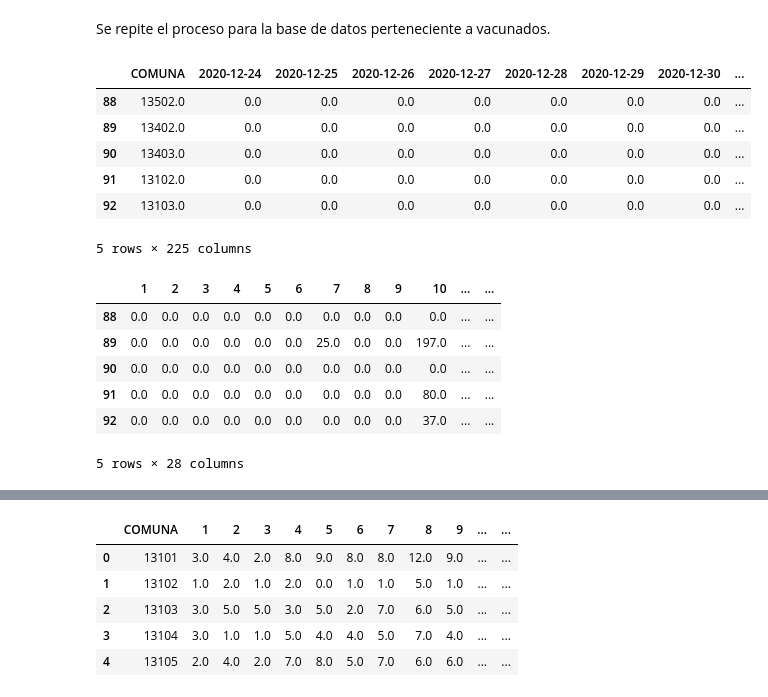
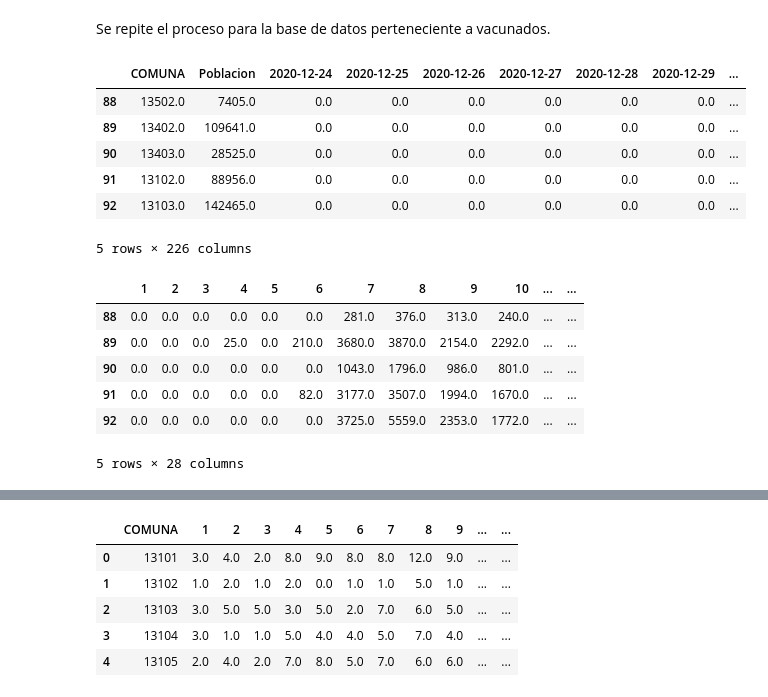
Before and after one commit to Seba-Duran/Tareas, a Jupyter notebook: Tarea3.ipynb, the cells around one changed output, grey strips where cells are left out. Cells and saved outputs as stored; diff of their text form; code cells hidden in the pictures.

```diff
--- a/Tarea3.ipynb
+++ b/Tarea3.ipynb
@@ -12,7 +12,7 @@ import statsmodels.api as sm
 import numpy as np
 # %%
 hdi = pd.read_csv('https://raw.githubusercontent.com/leoferres/gitiele356b/main/data/hdi.csv')
-vac = pd.read_csv('https://raw.githubusercontent.com/MinCiencia/Datos-COVID19/master/output/producto80/vacunacion_comuna_2daDosis.csv')
+vac = pd.read_csv('https://raw.githubusercontent.com/MinCiencia/Datos-COVID19/master/output/producto80/vacunacion_comuna_1eraDosis.csv')
 falle = pd.read_csv('https://raw.githubusercontent.com/MinCiencia/Datos-COVID19/master/output/producto84/fallecidos_comuna_edad_totales.csv')
 # %% [markdown]
 # Pre-proceso y limpieza de datos
@@ -201,5 +211,6 @@ falle_sem.head()
 # %%
-vac_sem = vac2.iloc[:, 5:-4]
+vac_sem = vac2.iloc[:, 5:-6]
 vac_sem.insert(0, "COMUNA", vac2['Codigo comuna'], True)
+vac_sem.insert(1, "Poblacion", vac2['Poblacion'], True)
 vac_sem.head()
 # %% [output]
@@ -337,39 +346,39 @@ fallecidos.head()
 Se repite el proceso para la base de datos perteneciente a vacunados.
 # %%
 vac_sem_fin = vac_sem2.copy()
-inferior = 1
+inferior = 2
 semana = 1
 cuenta = 1
-for u in range(1,197):
+for u in range(2,198):
     if cuenta == 7:
         superior = u
         vac_sem_fin[str(semana)] = vac_sem_fin.iloc[:, inferior:superior].sum(axis = 1)
 
         inferior = superior + 1
         semana += 1
         cuenta = 0
 
     cuenta+=1
 
 vac_sem_fin.head()
 # %% [output]
-|  | COMUNA | 2020-12-24 | 2020-12-25 | 2020-12-26 | 2020-12-27 | 2020-12-28 | 2020-12-29 | 2020-12-30 | ... |
-| 88 | 13502.0 | 0.0 | 0.0 | 0.0 | 0.0 | 0.0 | 0.0 | 0.0 | ... |
-| 89 | 13402.0 | 0.0 | 0.0 | 0.0 | 0.0 | 0.0 | 0.0 | 0.0 | ... |
-| 90 | 13403.0 | 0.0 | 0.0 | 0.0 | 0.0 | 0.0 | 0.0 | 0.0 | ... |
-| 91 | 13102.0 | 0.0 | 0.0 | 0.0 | 0.0 | 0.0 | 0.0 | 0.0 | ... |
-| 92 | 13103.0 | 0.0 | 0.0 | 0.0 | 0.0 | 0.0 | 0.0 | 0.0 | ... |
+|  | COMUNA | Poblacion | 2020-12-24 | 2020-12-25 | 2020-12-26 | 2020-12-27 | 2020-12-28 | 2020-12-29 | ... |
+| 88 | 13502.0 | 7405.0 | 0.0 | 0.0 | 0.0 | 0.0 | 0.0 | 0.0 | ... |
+| 89 | 13402.0 | 109641.0 | 0.0 | 0.0 | 0.0 | 0.0 | 0.0 | 0.0 | ... |
+| 90 | 13403.0 | 28525.0 | 0.0 | 0.0 | 0.0 | 0.0 | 0.0 | 0.0 | ... |
+| 91 | 13102.0 | 88956.0 | 0.0 | 0.0 | 0.0 | 0.0 | 0.0 | 0.0 | ... |
+| 92 | 13103.0 | 142465.0 | 0.0 | 0.0 | 0.0 | 0.0 | 0.0 | 0.0 | ... |
-5 rows × 225 columns
+5 rows × 226 columns
 # %%
 vac_sem_fin2 = vac_sem_fin.iloc[:, -28:]
 vac_sem_fin2.head()
 # %% [output]
 |  | 1 | 2 | 3 | 4 | 5 | 6 | 7 | 8 | 9 | 10 | ... | ... |
-| 88 | 0.0 | 0.0 | 0.0 | 0.0 | 0.0 | 0.0 | 0.0 | 0.0 | 0.0 | 0.0 | ... | ... |
-| 89 | 0.0 | 0.0 | 0.0 | 0.0 | 0.0 | 0.0 | 25.0 | 0.0 | 0.0 | 197.0 | ... | ... |
-| 90 | 0.0 | 0.0 | 0.0 | 0.0 | 0.0 | 0.0 | 0.0 | 0.0 | 0.0 | 0.0 | ... | ... |
-| 91 | 0.0 | 0.0 | 0.0 | 0.0 | 0.0 | 0.0 | 0.0 | 0.0 | 0.0 | 80.0 | ... | ... |
-| 92 | 0.0 | 0.0 | 0.0 | 0.0 | 0.0 | 0.0 | 0.0 | 0.0 | 0.0 | 37.0 | ... | ... |
+| 88 | 0.0 | 0.0 | 0.0 | 0.0 | 0.0 | 0.0 | 281.0 | 376.0 | 313.0 | 240.0 | ... | ... |
+| 89 | 0.0 | 0.0 | 0.0 | 25.0 | 0.0 | 210.0 | 3680.0 | 3870.0 | 2154.0 | 2292.0 | ... | ... |
+| 90 | 0.0 | 0.0 | 0.0 | 0.0 | 0.0 | 0.0 | 1043.0 | 1796.0 | 986.0 | 801.0 | ... | ... |
+| 91 | 0.0 | 0.0 | 0.0 | 0.0 | 0.0 | 82.0 | 3177.0 | 3507.0 | 1994.0 | 1670.0 | ... | ... |
+| 92 | 0.0 | 0.0 | 0.0 | 0.0 | 0.0 | 0.0 | 3725.0 | 5559.0 | 2353.0 | 1772.0 | ... | ... |
 5 rows × 28 columns
 # %%
 vacunados = vac_sem_fin2.copy()
```
Also changed, not shown: parts of 46 cells of this notebook.
